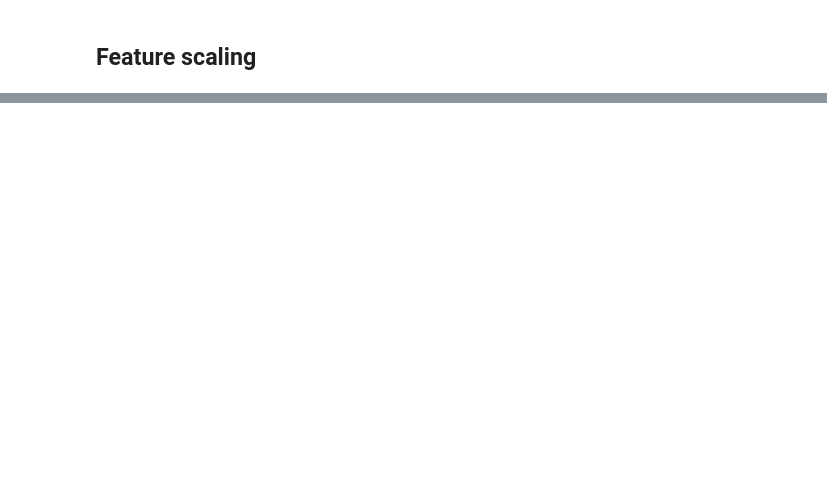
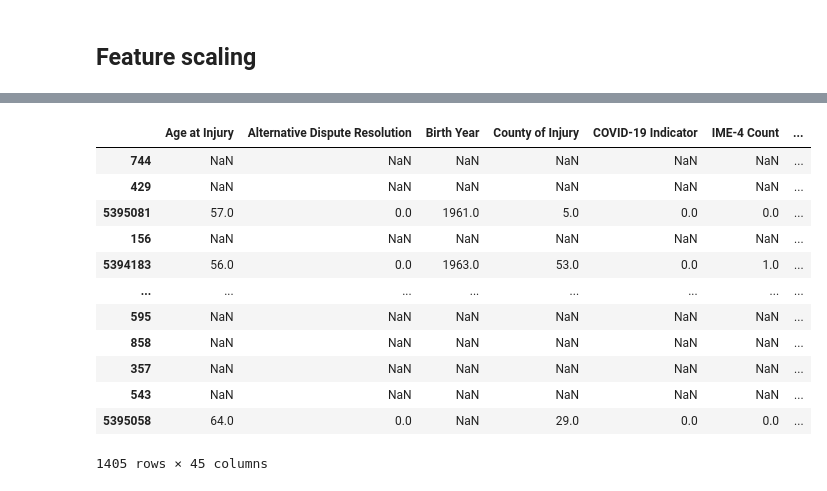
Before and after one commit to LeonardoDiCaterina/Machine_Learning_G19, a Jupyter notebook: Notebooks/Feature_selection.ipynb, the cells around one changed output, grey strips where cells are left out. Cells and saved outputs as stored; diff of their text form; code cells hidden in the pictures; blank space fills up the shorter version.

Commit message:
fix columns to encode

```diff
--- a/Notebooks/Feature_selection.ipynb
+++ b/Notebooks/Feature_selection.ipynb
@@ -61,0 +95,23 @@ X_test_rb = scaler.transform(X_test)
+# %%
+# frequency encoding
+def freq_encode(df, col):
+    encoding = df.groupby(col).size()
+    df[col] = df[col].map(encoding)
+    # implement the duplicates later
+    return df
+# %%
+freq_encode(X_train, 'County of Injury')
+# %% [output]
+|  | Age at Injury | Alternative Dispute Resolution | Birth Year | County of Injury | COVID-19 Indicator | IME-4 Count | ... |
+| 744 | NaN | NaN | NaN | NaN | NaN | NaN | ... |
+| 429 | NaN | NaN | NaN | NaN | NaN | NaN | ... |
+| 5395081 | 57.0 | 0.0 | 1961.0 | 5.0 | 0.0 | 0.0 | ... |
+| 156 | NaN | NaN | NaN | NaN | NaN | NaN | ... |
+| 5394183 | 56.0 | 0.0 | 1963.0 | 53.0 | 0.0 | 1.0 | ... |
+| ... | ... | ... | ... | ... | ... | ... | ... |
+| 595 | NaN | NaN | NaN | NaN | NaN | NaN | ... |
+| 858 | NaN | NaN | NaN | NaN | NaN | NaN | ... |
+| 357 | NaN | NaN | NaN | NaN | NaN | NaN | ... |
+| 543 | NaN | NaN | NaN | NaN | NaN | NaN | ... |
+| 5395058 | 64.0 | 0.0 | NaN | 29.0 | 0.0 | 0.0 | ... |
+1405 rows × 45 columns
```
Also changed, not shown: parts of 4 cells of this notebook, 1 other file.
